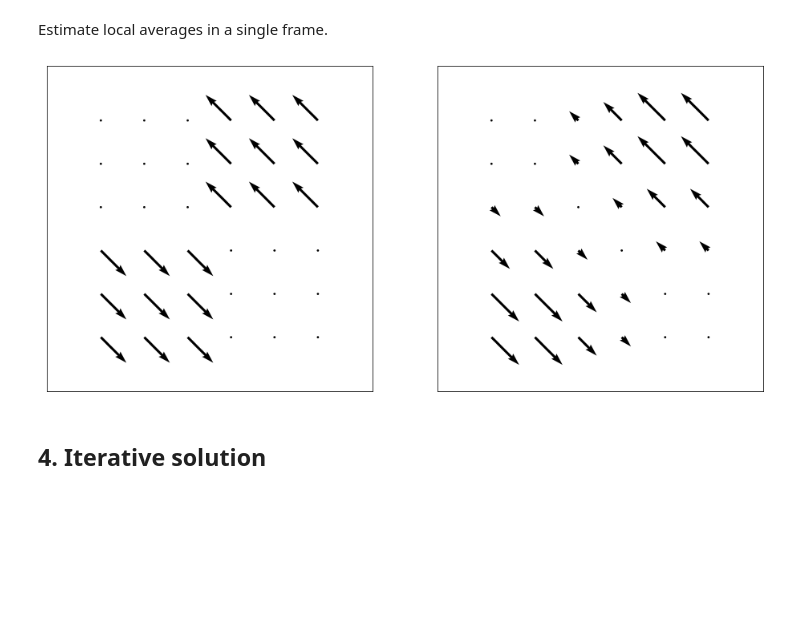
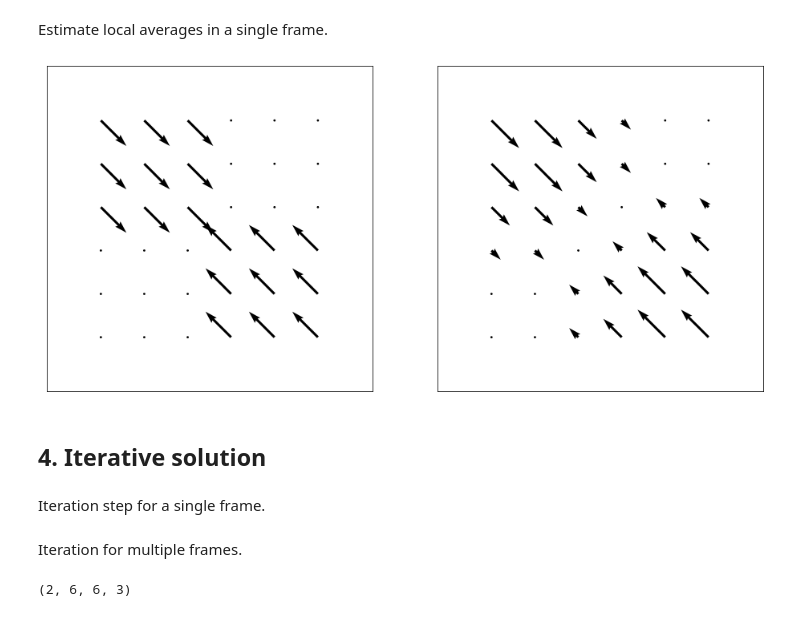
Before and after one commit to olley102/CommunityDetectionURSS, a Jupyter notebook: optical_flow.ipynb, the cells around one changed output. Cells and saved outputs as stored; diff of their text form; code cells hidden in the pictures; blank space fills up the shorter version.

```diff
--- a/optical_flow.ipynb
+++ b/optical_flow.ipynb
@@ -200,20 +199,20 @@ loc_v = image_local_averages(v_test)
 # %%
 fig = plt.figure(figsize=(16, 9))
 ax1 = fig.add_subplot(121)
 ax1.xaxis.set_visible(False)
 ax1.yaxis.set_visible(False)
 ax1.set_aspect('equal')
-plt.quiver(u_test, v_test)
+plt.quiver(u_test[::-1], v_test[::-1])
 plt.margins(0.25, 0.25)
 
 ax2 = fig.add_subplot(122)
 ax2.xaxis.set_visible(False)
 ax2.yaxis.set_visible(False)
 ax2.set_aspect('equal')
-plt.quiver(loc_u, loc_v)
+plt.quiver(loc_u[::-1], loc_v[::-1])
 plt.margins(0.25, 0.25)
 plt.show()
 # %% [output]
-[figure, old version]
+[figure, new version]
 # %% [markdown]
 ## 4. Iterative solution
@@ -222,0 +219,2 @@ def iteration_step(uv, e_x, e_y, e_t, alpha):
+# %% [markdown]
+Iteration step for a single frame.
@@ -222,0 +229,2 @@ def iteration_step(uv, e_x, e_y, e_t, alpha):
+# %% [markdown]
+Iteration for multiple frames.
@@ -222,0 +258,4 @@ def iteration_step(uv, e_x, e_y, e_t, alpha):
+# %%
+uv.shape
+# %% [output]
+(2, 6, 6, 3)
```
Also changed, not shown: parts of 11 cells of this notebook.
